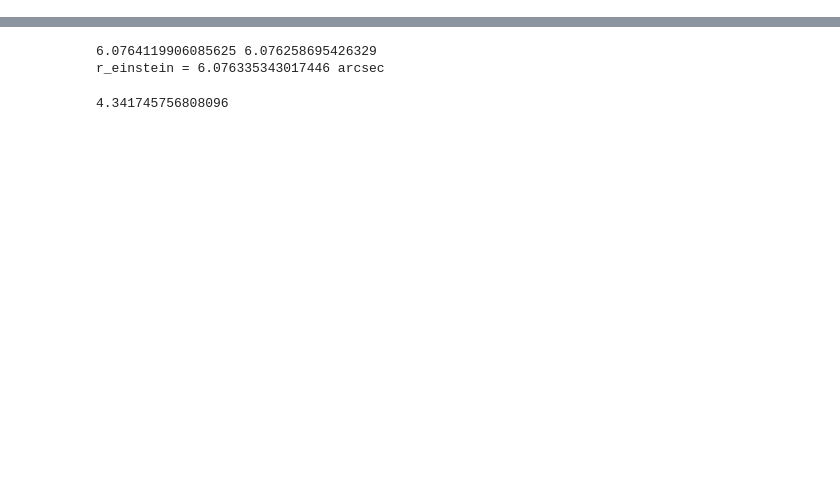
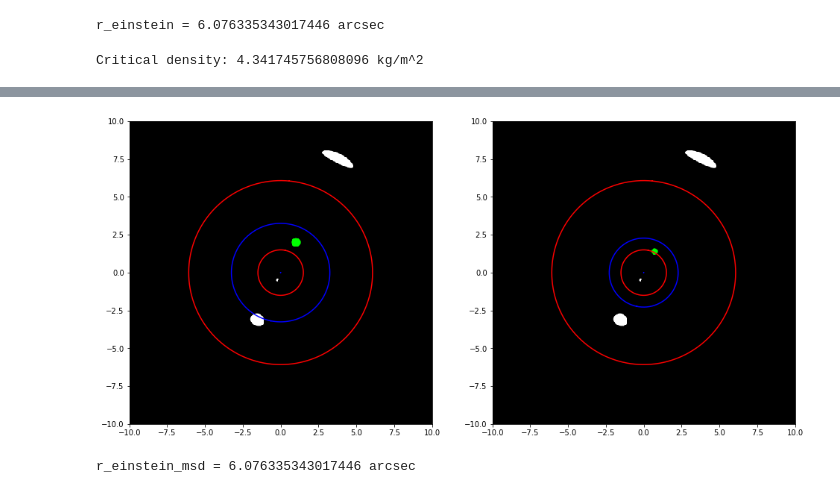
Before and after one commit to j0r1/GRALE2, a Jupyter notebook: pygrale/doc/source/_static/msdexample.ipynb, the cells around one changed output, grey strips where cells are left out. Saved outputs shown, nothing was run; the diff lists cells and outputs as text; code cells hidden in the pictures; blank space fills up the shorter version.

```diff
--- a/pygrale/doc/source/_static/msdexample.ipynb
+++ b/pygrale/doc/source/_static/msdexample.ipynb
@@ -15,19 +23,15 @@ V = lambda x,y: np.array([x,y],dtype=np.double)
 cosm = cosmology.Cosmology(0.7,0.3,0,0.7)
 # %%
-z_d = 0.5
-z_s = 2.0
+# Set redshifts and calculate angular diameter distances
+z_d, z_s = 0.5, 2.0
 Dd = cosm.getAngularDiameterDistance(z_d)
 Dds = cosm.getAngularDiameterDistance(z_d, z_s)
 Ds = cosm.getAngularDiameterDistance(z_s)
 # %%
+# As the base lens we're going to use a NSIS lens; below we'll create a
+# mass sheet degenerate version based on this model
 baseLens = lenses.NSISLens(Dd, {"velocityDispersion": 600000, "coreRadius": 0.5*ANGLE_ARCSEC})
-lensInfo = {
-    "lens": baseLens,
-    "bottomleft": V(-10,-10)*ANGLE_ARCSEC,
-    "topright": V(10,10)*ANGLE_ARCSEC,
-    "Ds": Ds,
-    "Dds": Dds,
-}
+lensInfo = LI(baseLens, size=20*ANGLE_ARCSEC, Ds=Ds, Dds=Dds)
 
 plotutil.plotDensityInteractive(lensInfo, visJSoptions= { "zMin": 0});
 plt.figure(figsize=(10,10))
@@ -39 +41,18 @@ plotutil.plotImagePlane(lensInfo);
 [figure]
+# %%
+# Calculate the Einstein radius from the critical lines. Here, the
+# outer critical line is the one with index 0. We'll just average
+# the distance of each point on the critical line to get the estimate
+# of the Einsteint radius
+lines = lensInfo.getImagePlane().getCriticalLines()
+rs = [ sum(pt**2)**0.5 for pt in lines[0] ]
+r_einstein = 0.5*(np.max(rs) + np.min(rs))/ANGLE_ARCSEC
+print("r_einstein =", r_einstein, "arcsec")
+# %% [output]
+r_einstein = 6.076335343017446 arcsec
+# %%
+# Calculate the critical density for a source at the specified redshift
+critDens = lensInfo.getLens().getCriticalDensity(Ds, Dds)
+print("Critical density:", critDens, "kg/m^2")
+# %% [output]
+Critical density: 4.341745756808096 kg/m^2
@@ -39,0 +73,23 @@ plotutil.plotImagePlane(lensInfo);
+# %%
+# Here we'll plot the density and the image planes. As you'll see in the density,
+# the central peak is lower than in the original lens (due to the rescaling); also,
+# the offset along the z-axis is higher, due to the addition of the mass sheet
+#
+# We'll calculate the images for the base lens and the new lens; as the source
+# plane has been rescaled due to the mass sheet degeneracy, we use a rescaled
+# source position and size. You'll see that in the two cases, the same images are
+# generated. Note that the rescaling of the source plane is also apparent when
+# comparing the sizes of the caustics.
+msdLensInfo = LI(msd, size=20*ANGLE_ARCSEC, Ds=Ds, Dds=Dds)
+
+plotutil.plotDensityInteractive(msdLensInfo, visJSoptions= { "zMin": 0});
+
+origPos, origSize = V(1,2)*ANGLE_ARCSEC, 0.3*ANGLE_ARCSEC
+newPos, newSize = origPos*_lambda, origSize*_lambda
+
+plt.figure(figsize=(16,8))
+plt.subplot(1,2,1)
+plotutil.plotImagePlane(lensInfo, [images.CircularSource(origPos, origSize)]);
+plt.subplot(1,2,2)
+plotutil.plotImagePlane(msdLensInfo, [images.CircularSource(newPos, newSize)]);
+# %% [output]
@@ -40,14 +97,10 @@ plotutil.plotImagePlane(lensInfo);
+[figure, added]
 # %%
-lines = lensInfo["imageplane"].getCriticalLines()
+# As before, calculate the Einstein radius. This yields the same value
+# as for the base lens.
+lines = msdLensInfo.getImagePlane().getCriticalLines()
 rs = [ sum(pt**2)**0.5 for pt in lines[0] ]
-print(np.max(rs)/ANGLE_ARCSEC, np.min(rs)/ANGLE_ARCSEC)
-r_einstein = 0.5*(np.max(rs) + np.min(rs))/ANGLE_ARCSEC
-print("r_einstein =", r_einstein, "arcsec")
+r_einstein_msd = 0.5*(np.max(rs) + np.min(rs))/ANGLE_ARCSEC
+print("r_einstein_msd =", r_einstein_msd, "arcsec")
 # %% [output]
-6.0764119906085625 6.076258695426329
-r_einstein = 6.076335343017446 arcsec
+r_einstein_msd = 6.076335343017446 arcsec
-# %%
-critDens = lensInfo["lens"].getCriticalDensity(Ds, Dds)
-critDens
-# %% [output]
-4.341745756808096
```
Also changed, not shown: parts of 11 cells of this notebook, 14 other files.
